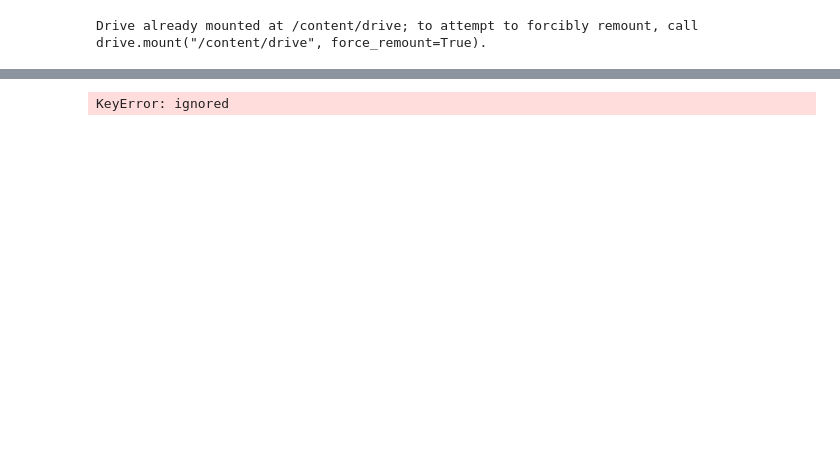
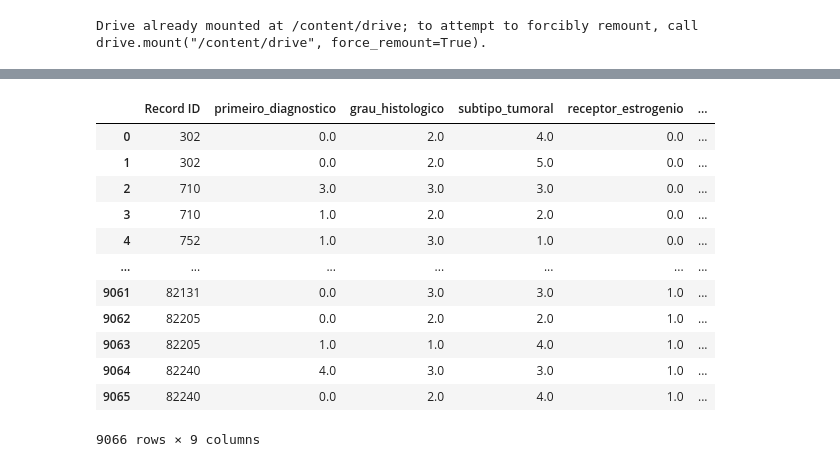
Before and after one commit to 2023M3T5-Inteli/grupo1, a Jupyter notebook: notebooks/Genesis.ipynb, the cells around one changed output, grey strips where cells are left out. Cells and saved outputs as stored; diff of their text form; code cells hidden in the pictures; blank space fills up the shorter version.

Commit message:
feat(): Refinamento e estruturação do Código
Conserto de alguns erros presentes anteriormente no código e estruturação do código visando melhor legibilidade

```diff
--- a/notebooks/Genesis.ipynb
+++ b/notebooks/Genesis.ipynb
@@ -13,13 +13,17 @@ df_registro_tumo = pd.read_csv('/content/drive/MyDrive/Data/BDIPMamaV11-INTELIRe
 df_pesoEaltura = pd.read_csv('/content/drive/MyDrive/Data/BDIPMamaV11-INTELIPesoEAltura_DATA_LABELS_2023-01-24_1926.csv')
 # %%
 df_demograficos =  df_demograficos.loc[:, df_demograficos.columns != 'Repeat Instrument']
+df_demograficos =  df_demograficos.loc[:, df_demograficos.columns != 'Repeat Instance']
 df_demograficos =  df_demograficos.loc[:, df_demograficos.columns != 'UF de nascimento do paciente']
 df_demograficos =  df_demograficos.loc[:, df_demograficos.columns != 'UF de residência do paciente']
 df_demograficos =  df_demograficos.loc[:, df_demograficos.columns != 'Quantas vezes ficou gráfida?']
 df_demograficos =  df_demograficos.loc[:, df_demograficos.columns != 'Número de partos']
+df_demograficos =  df_demograficos.loc[:, df_demograficos.columns != 'Hormonioterapia ']
 df_demograficos =  df_demograficos.loc[:, df_demograficos.columns != 'Amamentou na primeira gestação?']
 df_demograficos =  df_demograficos.loc[:, df_demograficos.columns != 'Faz uso de métodos contraceptivo?']
 df_demograficos =  df_demograficos.loc[:, df_demograficos.columns != 'Esquema de hormonioterapia']
 df_demograficos =  df_demograficos.loc[:, df_demograficos.columns != 'Data do início Hormonioterapia adjuvante']
 df_demograficos =  df_demograficos.loc[:, df_demograficos.columns != 'Data de início da Radioterapia']
-df_demograficos =  df_demograficos.loc[:, df_demograficos.columns != 'radioterapia']
+df_demograficos =  df_demograficos.loc[:, df_demograficos.columns != 'Radioterapia']
+df_demograficos =  df_demograficos.loc[:, df_demograficos.columns != 'Consumo de tabaco']
+df_demograficos =  df_demograficos.loc[:, df_demograficos.columns != 'Abortou']
@@ -119,10 +97,4 @@ df_demograficos.rename(columns={"Grau de parentesco de familiar com cancer? (cho
 # %%
-df_demograficos.rename(columns={"Idade do paciente ao primeiro diagnóstico": "idade_diagnostico"}, inplace=True)
-df_demograficos.rename(columns={"Idade na primeira gestação": "gestacao_idade"}, inplace=True)
-df_demograficos.rename(columns={"Possui histórico familiar de câncer?": "historico_cancer"}, inplace=True)
-df_demograficos.rename(columns={"Grau de parentesco de familiar com cancer? (choice=segundo (avós, tios e netos))": "grau_parentesco_segundo"}, inplace=True)
-df_demograficos.rename(columns={"Grau de parentesco de familiar com cancer? (choice=terceiro (bisavós, tio avós, primos, sobrinhos))": "grau_parentesco_terceiro"}, inplace=True)
-
 Escolaridade_mean = df_demograficos['Escolaridade'].mean(skipna=True)
 Escolaridade_std = df_demograficos['Escolaridade'].std(skipna=True)
 null_Escolaridade = df_demograficos.Escolaridade.isnull().sum()
@@ -148,6 +120,11 @@ ja_gravida_std = df_demograficos['ja_gravida'].std(skipna=True)
 null_ja_gravida = df_demograficos.ja_gravida.isnull().sum()
 lista_normal_ja_gravida = np.random.normal(ja_gravida_mean, ja_gravida_std, null_ja_gravida)
 
+consumo_alcool_mean = df_demograficos['consumo_alcool'].mean(skipna=True)
+consumo_alcool_std = df_demograficos['consumo_alcool'].std(skipna=True)
+null_consumo_alcool = df_demograficos.consumo_alcool.isnull().sum()
+lista_normal_consumo_alcool = np.random.normal(consumo_alcool_mean, consumo_alcool_std, null_consumo_alcool)
+
 gestacao_idade_mean = df_demograficos['gestacao_idade'].mean(skipna=True)
 gestacao_idade_std = df_demograficos['gestacao_idade'].std(skipna=True)
 null_gestacao_idade = df_demograficos.gestacao_idade.isnull().sum()
@@ -167,6 +144,11 @@ grau_parentesco_segundo_mean = df_demograficos['grau_parentesco_segundo'].mean(s
 grau_parentesco_segundo_std = df_demograficos['grau_parentesco_segundo'].std(skipna=True)
 null_grau_parentesco_segundo = df_demograficos.grau_parentesco_segundo.isnull().sum()
 lista_normal_grau_parentesco_segundo = np.random.normal(grau_parentesco_segundo_mean, grau_parentesco_segundo_std, null_grau_parentesco_segundo)
+
+tempo_seguimento_mean = df_demograficos['tempo_seguimento'].mean(skipna=True)
+tempo_seguimento_std = df_demograficos['tempo_seguimento'].std(skipna=True)
+null_tempo_seguimento = df_demograficos.tempo_seguimento.isnull().sum()
+lista_normal_tempo_seguimento = np.random.normal(tempo_seguimento_mean, tempo_seguimento_std, null_tempo_seguimento)
 
 grau_parentesco_terceiro_mean = df_demograficos['grau_parentesco_terceiro'].mean(skipna=True)
 grau_parentesco_terceiro_std = df_demograficos['grau_parentesco_terceiro'].std(skipna=True)
@@ -190,11 +172,20 @@ for i in range(0, null_Escolaridade):
   lista_normal_Escolaridade[i] = round(lista_normal_Escolaridade[i])
   if lista_normal_Escolaridade[i] > 5:
     lista_normal_Escolaridade[i] = 5
+  if lista_normal_Escolaridade[i] < 0:
+    lista_normal_Escolaridade[i] = 0
 
 for i in range(0, null_idade_diagnostico):
   lista_normal_idade_diagnostico[i] = round(lista_normal_idade_diagnostico[i])
   if lista_normal_idade_diagnostico[i] > 5:
     lista_normal_idade_diagnostico[i] = 5
+
+for i in range(0, null_consumo_alcool):
+  lista_normal_consumo_alcool[i] = round(lista_normal_consumo_alcool[i])
+  if lista_normal_consumo_alcool[i] > 3:
+    lista_normal_consumo_alcool[i] = 3
+  if lista_normal_consumo_alcool[i] < 0:
+    lista_normal_consumo_alcool[i] = 0
 
 for i in range(0, null_Sexo):
   lista_normal_Sexo[i] = round(lista_normal_Sexo[i])
@@ -250,6 +241,8 @@ df_demograficos['idade_diagnostico'] = df_demograficos['idade_diagnostico'].fill
 df_demograficos['Sexo'] = df_demograficos['Sexo'].fillna(pd.Series(lista_normal_Sexo, index=df_demograficos['Sexo'].index[df_demograficos['Sexo'].isnull()]))
 df_demograficos['raca'] = df_demograficos['raca'].fillna(pd.Series(lista_normal_raca, index=df_demograficos['raca'].index[df_demograficos['raca'].isnull()]))
 df_demograficos['ja_gravida'] = df_demograficos['ja_gravida'].fillna(pd.Series(lista_normal_ja_gravida, index=df_demograficos['ja_gravida'].index[df_demograficos['ja_gravida'].isnull()]))
+df_demograficos['tempo_seguimento'] = df_demograficos['tempo_seguimento'].fillna(pd.Series(lista_normal_tempo_seguimento, index=df_demograficos['tempo_seguimento'].index[df_demograficos['tempo_seguimento'].isnull()]))
+df_demograficos['consumo_alcool'] = df_demograficos['consumo_alcool'].fillna(pd.Series(lista_normal_consumo_alcool, index=df_demograficos['consumo_alcool'].index[df_demograficos['consumo_alcool'].isnull()]))
 df_demograficos['gestacao_idade'] = df_demograficos['gestacao_idade'].fillna(pd.Series(lista_normal_gestacao_idade, index=df_demograficos['gestacao_idade'].index[df_demograficos['gestacao_idade'].isnull()]))
 df_demograficos['historico_cancer'] = df_demograficos['historico_cancer'].fillna(pd.Series(lista_normal_historico_cancer, index=df_demograficos['historico_cancer'].index[df_demograficos['historico_cancer'].isnull()]))
 df_demograficos['grau_parentesco_primeiro'] = df_demograficos['grau_parentesco_primeiro'].fillna(pd.Series(lista_normal_grau_parentesco_primeiro, index=df_demograficos['grau_parentesco_primeiro'].index[df_demograficos['grau_parentesco_primeiro'].isnull()]))
@@ -257,3 +250,5 @@ df_demograficos['grau_parentesco_segundo'] = df_demograficos['grau_parentesco_se
 df_demograficos['grau_parentesco_terceiro'] = df_demograficos['grau_parentesco_terceiro'].fillna(pd.Series(lista_normal_grau_parentesco_terceiro, index=df_demograficos['grau_parentesco_terceiro'].index[df_demograficos['grau_parentesco_terceiro'].isnull()]))
 df_demograficos['tratamento'] = df_demograficos['tratamento'].fillna(pd.Series(lista_normal_tratamento, index=df_demograficos['tratamento'].index[df_demograficos['tratamento'].isnull()]))
 df_demograficos['anti_her2_neoadjuvante'] = df_demograficos['anti_her2_neoadjuvante'].fillna(pd.Series(lista_normal_anti_her2_neoadjuvante, index=df_demograficos['anti_her2_neoadjuvante'].index[df_demograficos['anti_her2_neoadjuvante'].isnull()]))
+
+df_demograficos
@@ -339,7 +329,6 @@ df_histopatologia['her2_fish'].replace('sem amplificação', 2, inplace=True )
 df_histopatologia['her2_fish'].replace('duvidoso', 3, inplace=True )
 df_histopatologia['her2_fish'].replace('reação não funcionou', 4, inplace=True )
 # %%
-
 primeiro_diagnostico_mean = df_histopatologia['primeiro_diagnostico'].mean(skipna=True)
 primeiro_diagnostico_std = df_histopatologia['primeiro_diagnostico'].std(skipna=True)
 null_primeiro_diagnostico = df_histopatologia.primeiro_diagnostico.isnull().sum()
@@ -414,39 +403,44 @@ for i in range(0, null_ki67):
   if lista_normal_ki67[i] > 3:
     lista_normal_ki67[i] = 3
   if lista_normal_ki67[i] < 0:
     lista_normal_ki67[i] = 0
 
 for i in range(0, null_her2_ihc):
   lista_normal_her2_ihc[i] = round(lista_normal_her2_ihc[i])
   if lista_normal_her2_ihc[i] > 4:
     lista_normal_her2_ihc[i] = 4
   if lista_normal_her2_ihc[i] < 0:
     lista_normal_her2_ihc[i] = 0
 
 for i in range(0, null_her2_fish):
   lista_normal_her2_fish[i] = round(lista_normal_her2_fish[i])
   if lista_normal_her2_fish[i] > 4:
     lista_normal_her2_fish[i] = 4
   if lista_normal_her2_fish[i] < 0:
     lista_normal_her2_fish[i] = 0
 
 df_histopatologia['primeiro_diagnostico'] = df_histopatologia['primeiro_diagnostico'].fillna(pd.Series(lista_normal_primeiro_diagnostico, index=df_histopatologia['primeiro_diagnostico'].index[df_histopatologia['primeiro_diagnostico'].isnull()]))
 df_histopatologia['grau_histologico'] = df_histopatologia['grau_histologico'].fillna(pd.Series(lista_normal_grau_histologico, index=df_histopatologia['grau_histologico'].index[df_histopatologia['grau_histologico'].isnull()]))
 df_histopatologia['subtipo_tumoral'] = df_histopatologia['subtipo_tumoral'].fillna(pd.Series(lista_normal_subtipo_tumoral, index=df_histopatologia['subtipo_tumoral'].index[df_histopatologia['subtipo_tumoral'].isnull()]))
 df_histopatologia['receptor_estrogenio'] = df_histopatologia['receptor_estrogenio'].fillna(pd.Series(lista_normal_receptor_estrogenio, index=df_histopatologia['receptor_estrogenio'].index[df_histopatologia['receptor_estrogenio'].isnull()]))
 df_histopatologia['receptor_progesterona'] = df_histopatologia['receptor_progesterona'].fillna(pd.Series(lista_normal_receptor_progesterona, index=df_histopatologia['receptor_progesterona'].index[df_histopatologia['receptor_progesterona'].isnull()]))
 df_histopatologia['ki67'] = df_histopatologia['ki67'].fillna(pd.Series(lista_normal_ki67, index=df_histopatologia['ki67'].index[df_histopatologia['ki67'].isnull()]))
 df_histopatologia['her2_ihc'] = df_histopatologia['her2_ihc'].fillna(pd.Series(lista_normal_her2_ihc, index=df_histopatologia['her2_ihc'].index[df_histopatologia['her2_ihc'].isnull()]))
 df_histopatologia['her2_fish'] = df_histopatologia['her2_fish'].fillna(pd.Series(lista_normal_her2_fish, index=df_histopatologia['her2_fish'].index[df_histopatologia['her2_fish'].isnull()]))
 
-df_histopatologia =  df_histopatologia.loc[:, df_histopatologia.columns != 'Receptor de progesterona (quantificação %)']
-df_histopatologia =  df_histopatologia.loc[:, df_histopatologia.columns != 'Receptorde Estrogênio (quantificação %)']
-df_histopatologia =  df_histopatologia.loc[:, df_histopatologia.columns != 'Indice H (Receptorde progesterona)']
-df_histopatologia =  df_histopatologia.loc[:, df_histopatologia.columns != 'Ki67 (%)']
-df_histopatologia =  df_histopatologia.loc[:, df_histopatologia.columns != 'Código da Morfologia de acordo com o CID-O']
-
-
 df_histopatologia
 # %% [output]
+|  | Record ID | primeiro_diagnostico | grau_histologico | subtipo_tumoral | receptor_estrogenio | ... |
+| 0 | 302 | 0.0 | 2.0 | 4.0 | 0.0 | ... |
+| 1 | 302 | 0.0 | 2.0 | 5.0 | 0.0 | ... |
+| 2 | 710 | 3.0 | 3.0 | 3.0 | 0.0 | ... |
+| 3 | 710 | 1.0 | 2.0 | 2.0 | 0.0 | ... |
+| 4 | 752 | 1.0 | 3.0 | 1.0 | 0.0 | ... |
+| ... | ... | ... | ... | ... | ... | ... |
+| 9061 | 82131 | 0.0 | 3.0 | 3.0 | 1.0 | ... |
+| 9062 | 82205 | 0.0 | 2.0 | 2.0 | 1.0 | ... |
+| 9063 | 82205 | 1.0 | 1.0 | 4.0 | 1.0 | ... |
+| 9064 | 82240 | 4.0 | 3.0 | 3.0 | 1.0 | ... |
+| 9065 | 82240 | 0.0 | 2.0 | 4.0 | 1.0 | ... |
-KeyError: ignored
+9066 rows × 9 columns
 # %%
```
Also changed, not shown: parts of 8 cells of this notebook.
